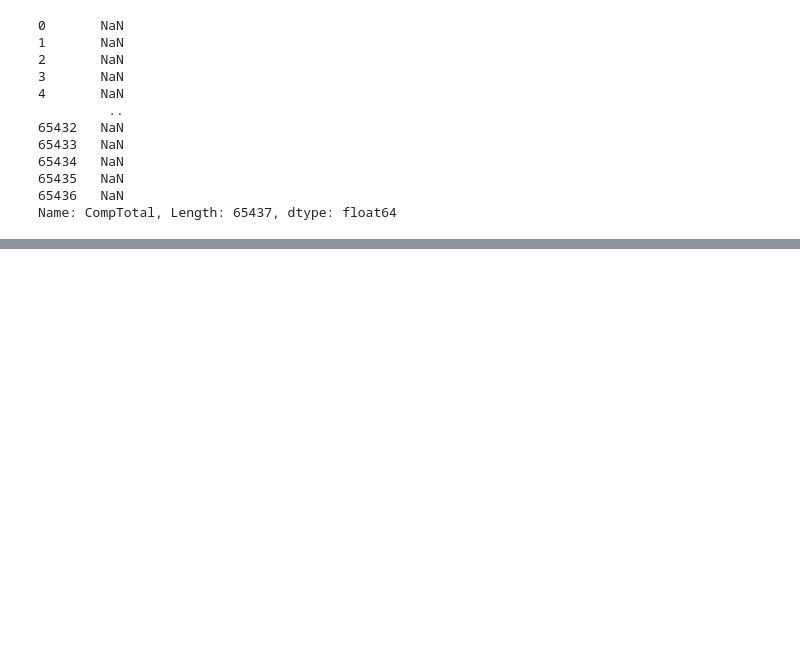
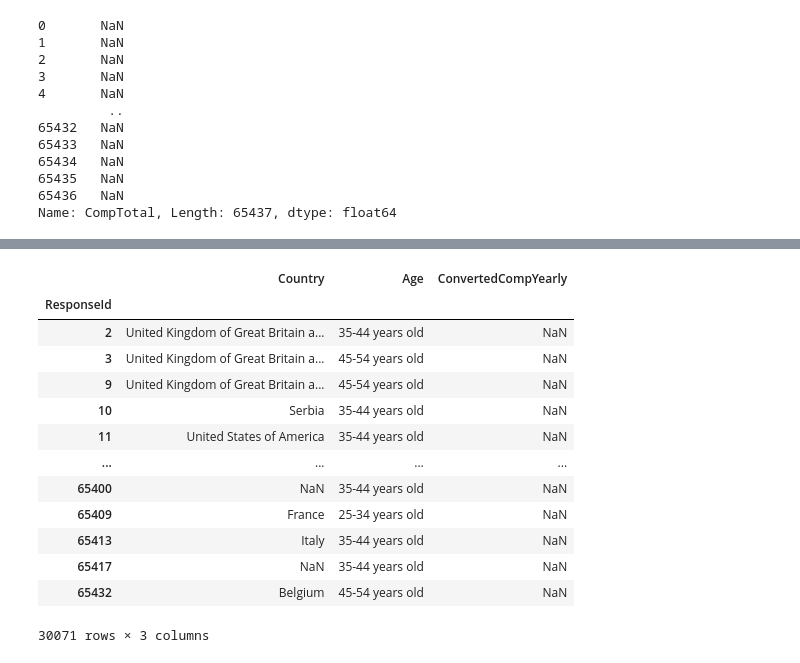
Before and after one commit to Amit-yadav019/python-Git-learning-journey, a Jupyter notebook: pandas_practicle_01.ipynb, the cells around one changed output, grey strips where cells are left out. Cells and saved outputs as stored; diff of their text form; code cells hidden in the pictures; blank space fills up the shorter version.

```diff
--- a/pandas_practicle_01.ipynb
+++ b/pandas_practicle_01.ipynb
@@ -116,0 +283,2 @@ Name: CompTotal, Length: 65437, dtype: float64
+# %%
+df['YearsCode'] = pd.to_numeric(df['YearsCode'], errors='coerce') # python is treating YearsCode as string so to convert it into numerical
@@ -116,0 +289,3 @@ Name: CompTotal, Length: 65437, dtype: float64
+# %%
+age = (df['YearsCode'] > 10)
+df[age]
@@ -116,0 +307,18 @@ Name: CompTotal, Length: 65437, dtype: float64
+# %%
+# but if we want specific columns only
+df.loc[age,['Country','Age','ConvertedCompYearly']]
+# %% [output]
+|  | Country | Age | ConvertedCompYearly |
+| ResponseId |  |  |  |
+| 2 | United Kingdom of Great Britain a... | 35-44 years old | NaN |
+| 3 | United Kingdom of Great Britain a... | 45-54 years old | NaN |
+| 9 | United Kingdom of Great Britain a... | 45-54 years old | NaN |
+| 10 | Serbia | 35-44 years old | NaN |
+| 11 | United States of America | 35-44 years old | NaN |
+| ... | ... | ... | ... |
+| 65400 | NaN | 35-44 years old | NaN |
+| 65409 | France | 25-34 years old | NaN |
+| 65413 | Italy | 35-44 years old | NaN |
+| 65417 | NaN | 35-44 years old | NaN |
+| 65432 | Belgium | 45-54 years old | NaN |
+30071 rows × 3 columns
```
Also changed, not shown: parts of 29 cells of this notebook, 2 other files.
